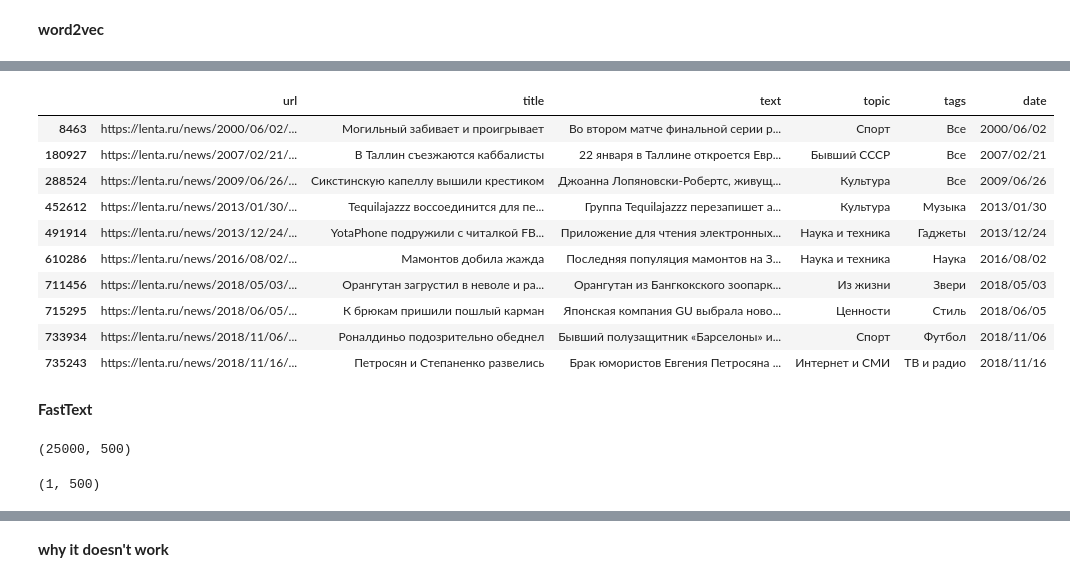
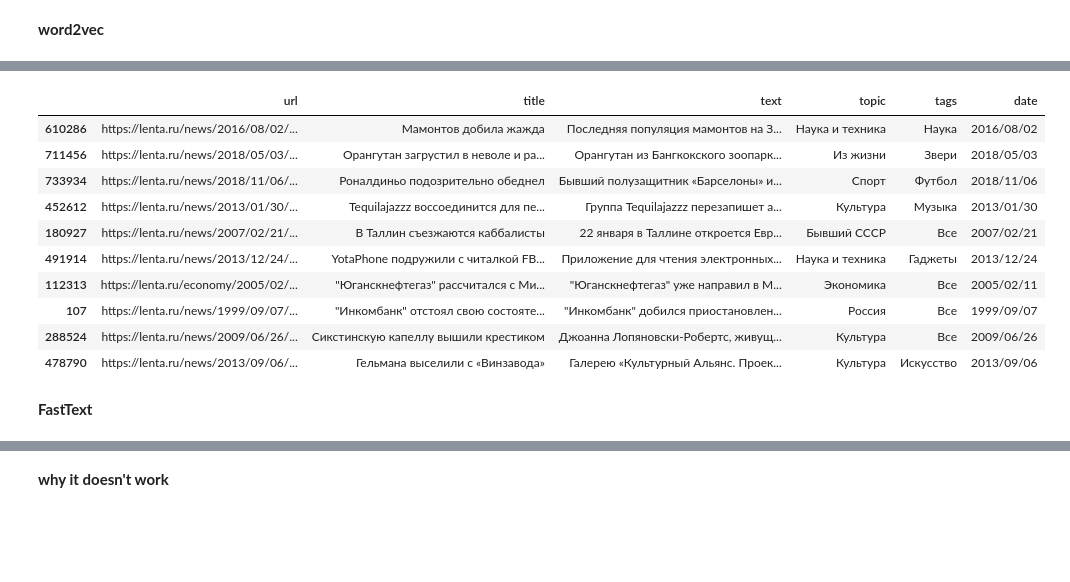
Before and after one commit to j2cry/gb_nlp, a Jupyter notebook: hw3/hw3.ipynb, the cells around one changed output, grey strips where cells are left out. Saved outputs shown, nothing was run; the diff lists cells and outputs as text; code cells hidden in the pictures; blank space fills up the shorter version.

Commit message:
hw3: annoy clusterizer

```diff
--- a/hw3/hw3.ipynb
+++ b/hw3/hw3.ipynb
@@ -167,7 +175,7 @@ field = 'title'
 sentences = prepared[field]
 
 # request preprocess
-request_text = 'спортивные достижения России'
+request_text = 'спортивные достижения'
 request = pipeline.fit_transform(pd.DataFrame([request_text], columns=[field]))
 request
 # %% [output]
@@ -197,0 +188,20 @@ request_embedding.shape
+# %%
+# word2vec init
+vecsize = 300
+w2v = Word2Vec(sentences, vector_size=vecsize, window=5, min_count=1, seed=31)
+# build embeddings
+w2v_embs = sentences.apply(lambda row: np.mean([w2v.wv[word] for word in row if word in w2v.wv], axis=0))
+
+# calc request embedding
+w2v_request_emb = request[field].apply(lambda row: np.array([w2v.wv[word] for word in row if word in w2v.wv]).mean(axis=0))
+
+# build w2v cluster map
+w2v_cluster = AnnoyIndex(vecsize ,'angular')
+for idx, item in enumerate(w2v_embs):
+    w2v_cluster.add_item(idx, item)
+
+w2v_cluster.build(10, n_jobs=-1)
+
+# get top nearest
+top = w2v_cluster.get_nns_by_vector(w2v_request_emb[0], 10)
+news.loc[top]
@@ -198,32 +220,24 @@ request_embedding.shape
 # %%
-# search nearest
-distances = pairwise_distances(request_embedding, embeddings, metric='cosine').flatten()
+# search nearest with simple distancing
+distances = pairwise_distances(np.array(list(w2v_request_emb.values)), np.array(list(w2v_embs.values)), metric='cosine').flatten()
 distances = pd.Series(distances, index=prepared.index)      # restore index
 
 sorted_distances = distances.sort_values(ascending=False)
 # top 10 news
 top = sorted_distances[:10].index
 # overview
 news.loc[top]
 # %% [output]
 |  | url | title | text | topic | tags | date |
-| 8463 | https://lenta.ru/news/2000/06/02/... | Могильный забивает и проигрывает | Во втором матче финальной серии р... | Спорт | Все | 2000/06/02 |
-| 180927 | https://lenta.ru/news/2007/02/21/... | В Таллин съезжаются каббалисты | 22 января в Таллине откроется Евр... | Бывший СССР | Все | 2007/02/21 |
-| 288524 | https://lenta.ru/news/2009/06/26/... | Сикстинскую капеллу вышили крестиком | Джоанна Лопяновски-Робертс, живущ... | Культура | Все | 2009/06/26 |
-| 452612 | https://lenta.ru/news/2013/01/30/... | Tequilajazzz воссоединится для пе... | Группа Tequilajazzz перезапишет а... | Культура | Музыка | 2013/01/30 |
-| 491914 | https://lenta.ru/news/2013/12/24/... | YotaPhone подружили с читалкой FB... | Приложение для чтения электронных... | Наука и техника | Гаджеты | 2013/12/24 |
 | 610286 | https://lenta.ru/news/2016/08/02/... | Мамонтов добила жажда | Последняя популяция мамонтов на З... | Наука и техника | Наука | 2016/08/02 |
 | 711456 | https://lenta.ru/news/2018/05/03/... | Орангутан загрустил в неволе и ра... | Орангутан из Бангкокского зоопарк... | Из жизни | Звери | 2018/05/03 |
-| 715295 | https://lenta.ru/news/2018/06/05/... | К брюкам пришили пошлый карман | Японская компания GU выбрала ново... | Ценности | Стиль | 2018/06/05 |
 | 733934 | https://lenta.ru/news/2018/11/06/... | Роналдиньо подозрительно обеднел | Бывший полузащитник «Барселоны» и... | Спорт | Футбол | 2018/11/06 |
-| 735243 | https://lenta.ru/news/2018/11/16/... | Петросян и Степаненко развелись | Брак юмористов Евгения Петросяна ... | Интернет и СМИ | ТВ и радио | 2018/11/16 |
+| 452612 | https://lenta.ru/news/2013/01/30/... | Tequilajazzz воссоединится для пе... | Группа Tequilajazzz перезапишет а... | Культура | Музыка | 2013/01/30 |
+| 180927 | https://lenta.ru/news/2007/02/21/... | В Таллин съезжаются каббалисты | 22 января в Таллине откроется Евр... | Бывший СССР | Все | 2007/02/21 |
+| 491914 | https://lenta.ru/news/2013/12/24/... | YotaPhone подружили с читалкой FB... | Приложение для чтения электронных... | Наука и техника | Гаджеты | 2013/12/24 |
+| 112313 | https://lenta.ru/economy/2005/02/... | "Юганскнефтегаз" рассчитался с Ми... | "Юганскнефтегаз" уже направил в М... | Экономика | Все | 2005/02/11 |
+| 107 | https://lenta.ru/news/1999/09/07/... | "Инкомбанк" отстоял свою состояте... | "Инкомбанк" добился приостановлен... | Россия | Все | 1999/09/07 |
+| 288524 | https://lenta.ru/news/2009/06/26/... | Сикстинскую капеллу вышили крестиком | Джоанна Лопяновски-Робертс, живущ... | Культура | Все | 2009/06/26 |
+| 478790 | https://lenta.ru/news/2013/09/06/... | Гельмана выселили с «Винзавода» | Галерею «Культурный Альянс. Проек... | Культура | Искусство | 2013/09/06 |
 # %% [markdown]
 __FastText__
-# %%
-ft = FastText(sentences, vector_size=500)
-# build title embeddings
-embeddings = sentences.apply(lambda row: np.mean([ft.wv[word] for word in row if word in ft.wv], axis=0))
-embeddings = np.array(embeddings.tolist())      # recast to np.array
-embeddings.shape
-# %% [output]
-(25000, 500)
@@ -232,7 +243,0 @@ embeddings.shape
-# %%
-# calc request embedding
-request_embedding = request[field].apply(lambda row: np.array([ft.wv[word] for word in row if word in ft.wv]).mean(axis=0))
-request_embedding = np.array(request_embedding.tolist())      # recast to np.array
-request_embedding.shape
-# %% [output]
-(1, 500)
```
Also changed, not shown: parts of 19 cells of this notebook.
